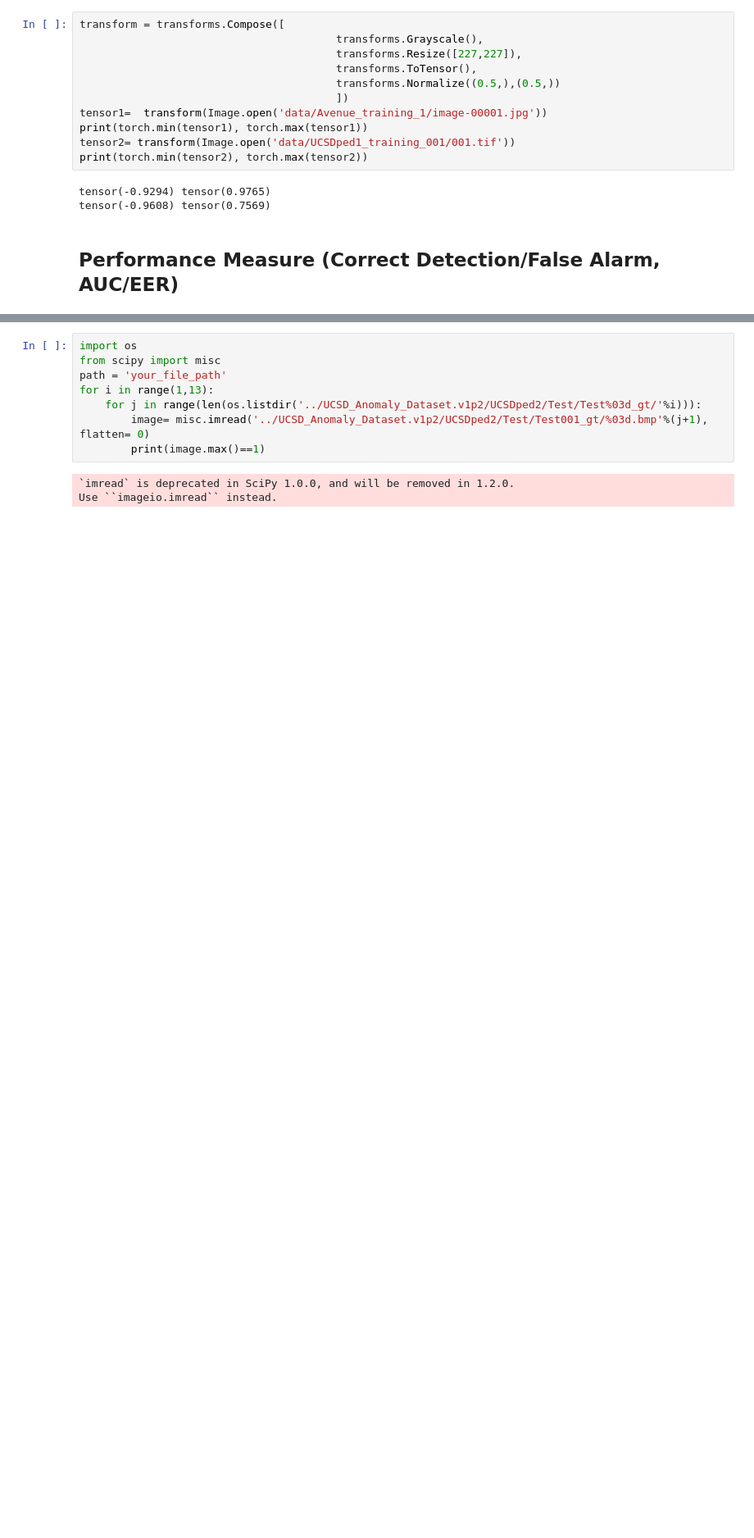
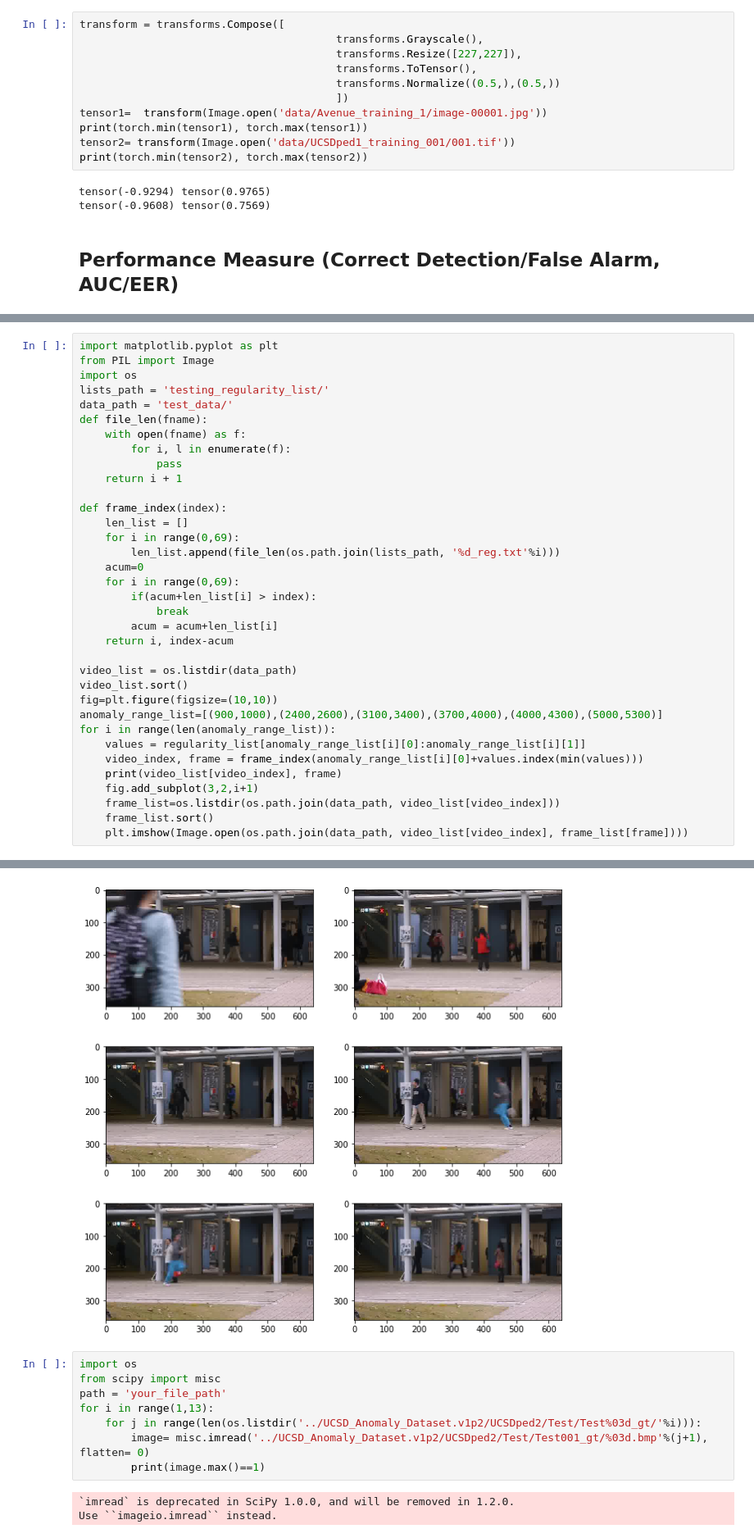
Before and after one commit to JisungHeo/Autoencoder, a Jupyter notebook: autoencoder/autoencoder.ipynb, the cells around one changed output, grey strips where cells are left out. Shown at 82% size. Drawn from its saved outputs; the diff is of its cells as text; blank space fills up the shorter version.

```diff
--- a/autoencoder/autoencoder.ipynb
+++ b/autoencoder/autoencoder.ipynb
@@ -438,0 +434,36 @@ print(15324-9*21)
+# %%
+import matplotlib.pyplot as plt
+from PIL import Image
+import os
+lists_path = 'testing_regularity_list/'
+data_path = 'test_data/'
+def file_len(fname):
+    with open(fname) as f:
+        for i, l in enumerate(f):
+            pass
+    return i + 1
+
+def frame_index(index):
+    len_list = []
+    for i in range(0,69):
+        len_list.append(file_len(os.path.join(lists_path, '%d_reg.txt'%i)))
+    acum=0
+    for i in range(0,69):
+        if(acum+len_list[i] > index):
+            break
+        acum = acum+len_list[i]
+    return i, index-acum
+
+video_list = os.listdir(data_path)
+video_list.sort()
+fig=plt.figure(figsize=(10,10))
+anomaly_range_list=[(900,1000),(2400,2600),(3100,3400),(3700,4000),(4000,4300),(5000,5300)]
+for i in range(len(anomaly_range_list)):
+    values = regularity_list[anomaly_range_list[i][0]:anomaly_range_list[i][1]]
+    video_index, frame = frame_index(anomaly_range_list[i][0]+values.index(min(values)))
+    print(video_list[video_index], frame)
+    fig.add_subplot(3,2,i+1)
+    frame_list=os.listdir(os.path.join(data_path, video_list[video_index]))
+    frame_list.sort()
+    plt.imshow(Image.open(os.path.join(data_path, video_list[video_index], frame_list[frame])))
+# %% [output]
@@ -439,3 +476,4 @@ print(15324-9*21)
+[figure, added]
 # %%
 import os
 from scipy import misc
```
Also changed, not shown: parts of 25 cells of this notebook.
